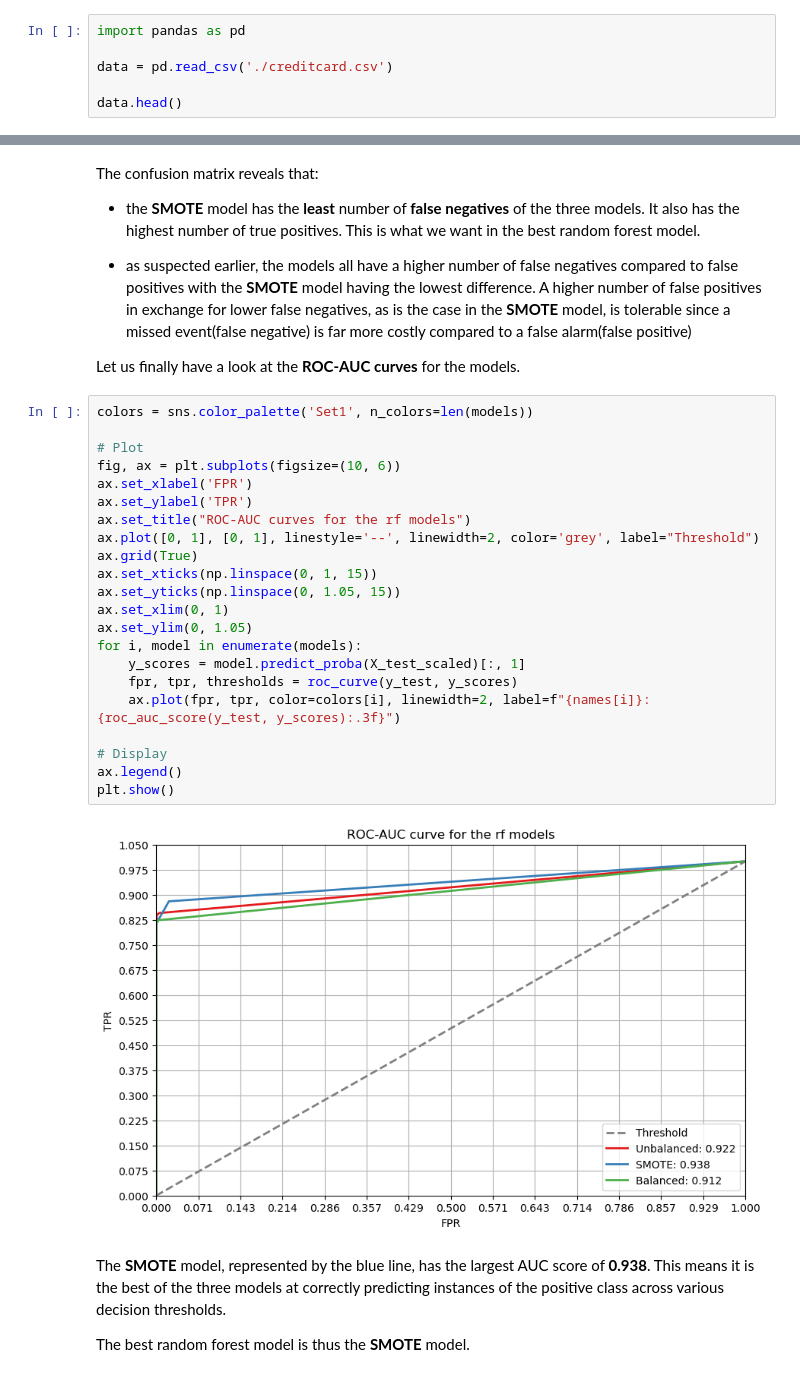
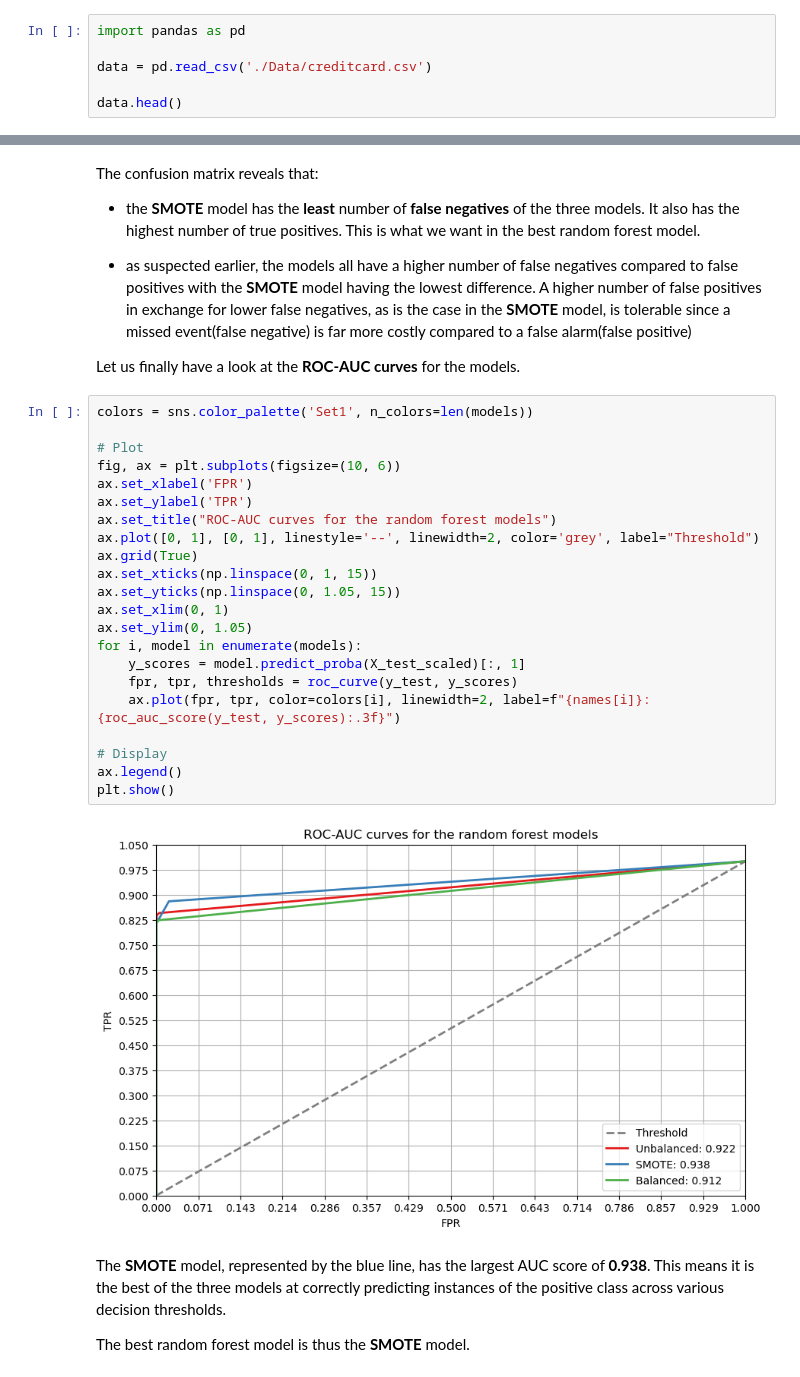
Before and after one commit to NgundoMuithya/Kaggle_Credit_Card_Fraud_Detection, a Jupyter notebook: notebook.ipynb, the cells around one changed output, grey strips where cells are left out. Saved outputs shown, nothing was run; the diff lists cells and outputs as text.

```diff
--- a/notebook.ipynb
+++ b/notebook.ipynb
@@ -67,7 +67,7 @@ Features **V1, V2,..., V28** are the principal components obtained with PCA. The
 # %%
 import pandas as pd
 
-data = pd.read_csv('./creditcard.csv')
+data = pd.read_csv('./Data/creditcard.csv')
 
 data.head()
 # %% [output]
@@ -1168,27 +1168,27 @@ Let us finally have a look at the **ROC-AUC curves** for the models.
 # %%
 colors = sns.color_palette('Set1', n_colors=len(models))
 
 # Plot
 fig, ax = plt.subplots(figsize=(10, 6))
 ax.set_xlabel('FPR')
 ax.set_ylabel('TPR')
-ax.set_title("ROC-AUC curves for the rf models")
+ax.set_title("ROC-AUC curves for the random forest models")
 ax.plot([0, 1], [0, 1], linestyle='--', linewidth=2, color='grey', label="Threshold")
 ax.grid(True)
 ax.set_xticks(np.linspace(0, 1, 15))
 ax.set_yticks(np.linspace(0, 1.05, 15))
 ax.set_xlim(0, 1)
 ax.set_ylim(0, 1.05)
 for i, model in enumerate(models):
     y_scores = model.predict_proba(X_test_scaled)[:, 1]
     fpr, tpr, thresholds = roc_curve(y_test, y_scores)
     ax.plot(fpr, tpr, color=colors[i], linewidth=2, label=f"{names[i]}: {roc_auc_score(y_test, y_scores):.3f}")
 
 # Display
 ax.legend()
 plt.show()
 # %% [output]
-[figure, old version]
+[figure, new version]
 # %% [markdown]
 The **SMOTE** model, represented by the blue line, has the largest AUC score of **0.938**. This means it is the best of the three models at correctly predicting instances of the positive class across various decision thresholds.
 
```
Also changed, not shown: parts of 1 cell of this notebook.
